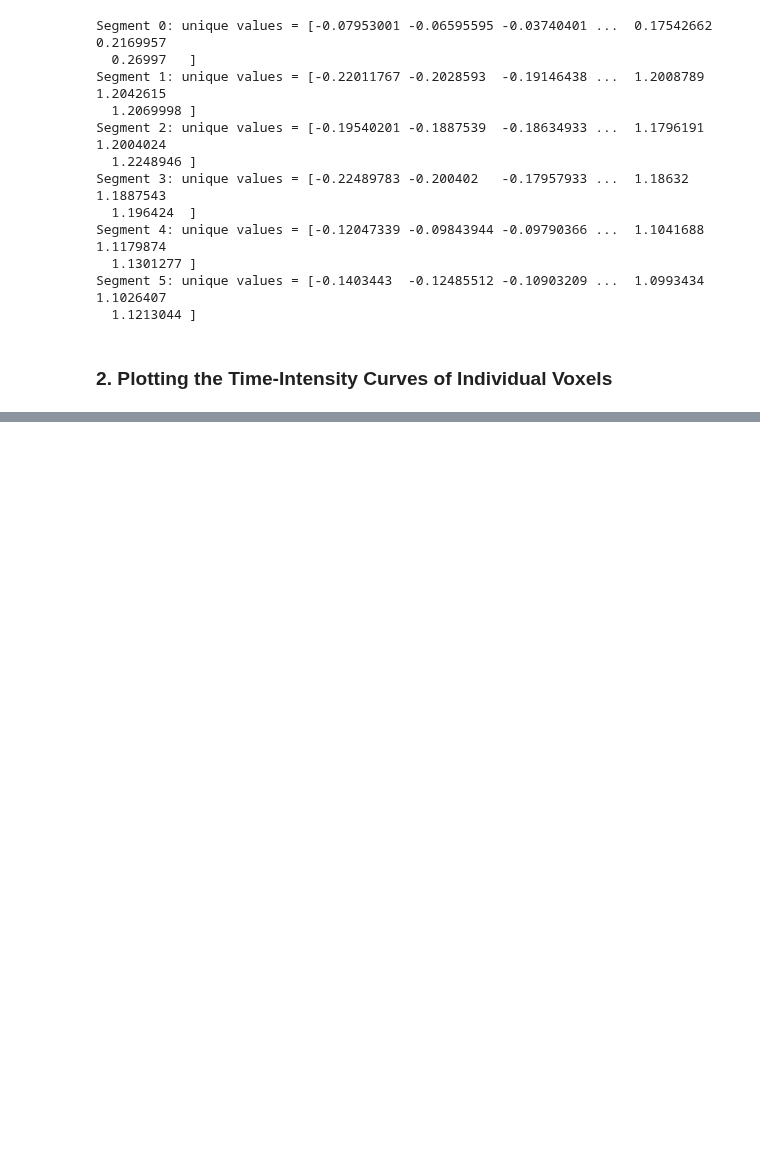
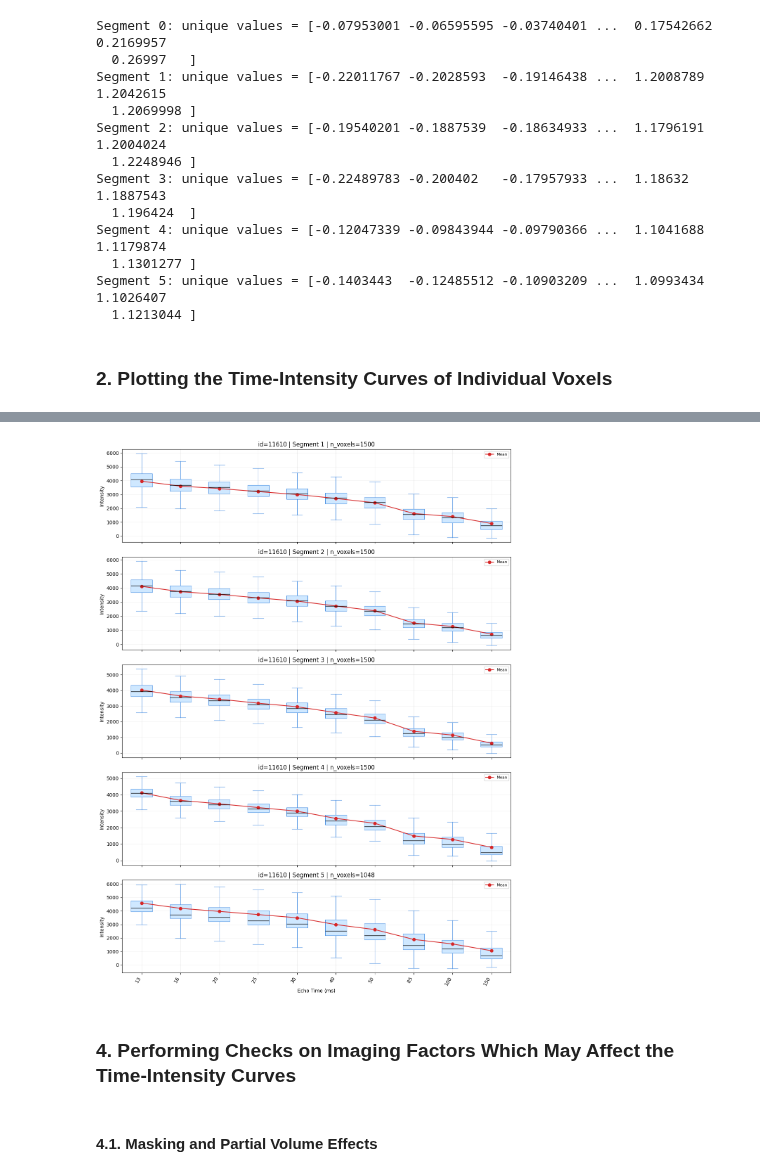
Before and after one commit to natobo/cw2_comp0118, a Jupyter notebook: python/src/eda.ipynb, the cells around one changed output, grey strips where cells are left out. Drawn from its saved outputs; the diff is of its cells as text; code cells hidden in the pictures; blank space fills up the shorter version.

Commit message:
Add imaging factor checks

```diff
--- a/python/src/eda.ipynb
+++ b/python/src/eda.ipynb
@@ -333,0 +868,15 @@ plt.show()
+# %%
+fig = plot_intensity_echo_distribution_for_patient(
+    id_value=data.get_ids()[0],
+    base_echo_times=data.get_echo_times(),
+    max_voxels_per_segment=1500,
+    random_state=42,
+    showfliers=False,
+)
+plt.show()
+# %% [output]
+[figure, added]
+# %% [markdown]
+### 4. Performing Checks on Imaging Factors Which May Affect the Time-Intensity Curves
+# %% [markdown]
+#### 4.1. Masking and Partial Volume Effects
```
Also changed, not shown: parts of 20 cells of this notebook.
